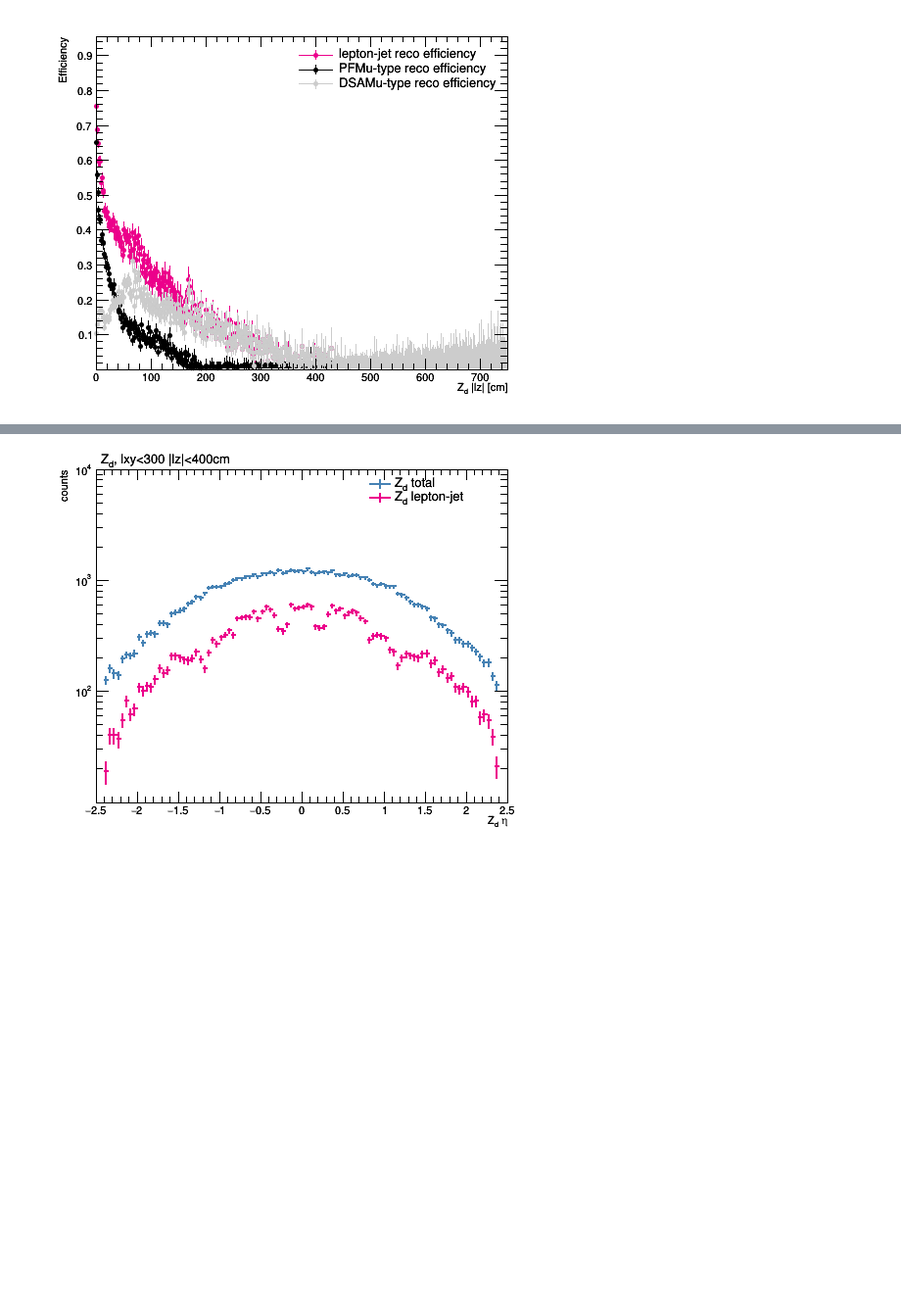
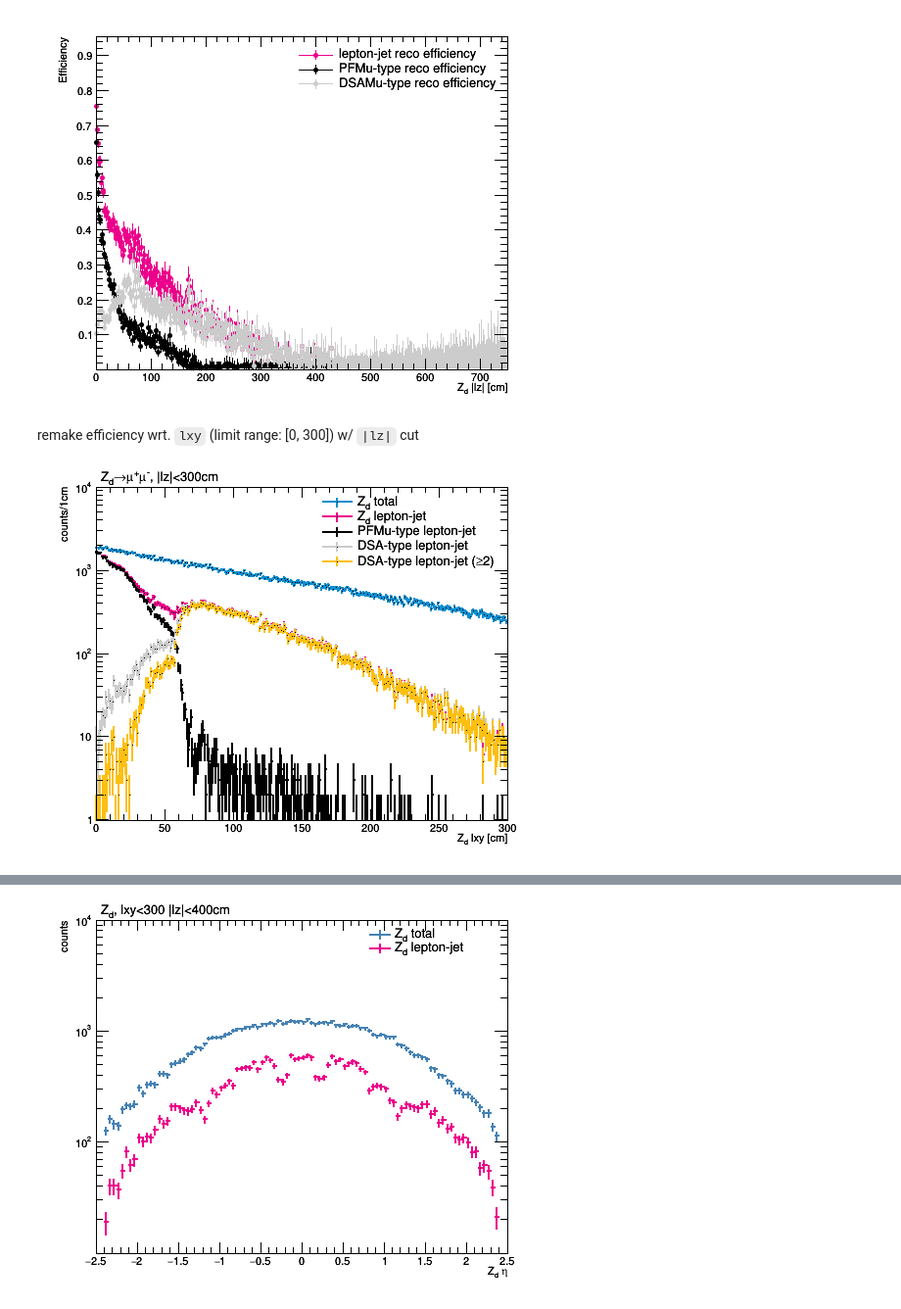
Before and after one commit to jsiado/FireROOT, a Jupyter notebook: Analysis/python/outputs/notebooks/LJRECO__matchmuo.ipynb, the cells around one changed output, grey strips where cells are left out. Shown at 98% size. Drawn from its saved outputs; the diff is of its cells as text; code cells hidden in the pictures; blank space fills up the shorter version.

```diff
--- a/Analysis/python/outputs/notebooks/LJRECO__matchmuo.ipynb
+++ b/Analysis/python/outputs/notebooks/LJRECO__matchmuo.ipynb
@@ -270,3 +271,43 @@ leg.Draw()
 canvas.draw()
 # %% [output]
 [figure]
+# %% [markdown]
+remake efficiency wrt. `lxy` (limit range: [0, 300]) w/ `|lz|` cut
+# %%
+LIMIT_LZ = 'abs(dp_lxy)<300'
+
+dplxy300_total  = t.Draw(t.b.dp_lxy>>('dplxy300_total', 300, 0, 300), LIMIT_LZ)
+dplxy300_passed = t.Draw(t.b.dp_lxy>>('dplxy300_passed', 300, 0, 300), LIMIT_LZ+'&lj_gendr>0')
+dplxy300_passed_type1 = t.Draw(t.b.dp_lxy>>('dplxy300_passed_type1', 300, 0, 300), LIMIT_LZ+'&lj_gendr>0&lj_type==1')
+dplxy300_passed_type2 = t.Draw(t.b.dp_lxy>>('dplxy300_passed_type2', 300, 0, 300), LIMIT_LZ+'&lj_gendr>0&lj_type==2')
+dplxy300_passed_2dsa = t.Draw(t.b.dp_lxy>>('dplxy300_passed_2dsa', 300, 0, 300), LIMIT_LZ+'&lj_gendr>0&lj_ndsa>=2')
+# %%
+canvas.clear()
+
+dplxy300_total .linecolor=sigCOLORS[0]
+dplxy300_total .linewidth=2
+dplxy300_passed.linecolor=sigCOLORS[1]
+dplxy300_passed.linewidth=2
+dplxy300_passed_type1.linecolor=sigCOLORS[2]
+dplxy300_passed_type1.linewidth=2
+dplxy300_passed_type2.linecolor=sigCOLORS[3]
+dplxy300_passed_type2.linewidth=2
+
+dplxy300_passed_2dsa.linecolor=sigCOLORS[4]
+dplxy300_passed_2dsa.linewidth=2
+
+draw([dplxy300_total, dplxy300_passed, dplxy300_passed_type1, dplxy300_passed_type2, dplxy300_passed_2dsa],
+     pad=canvas, logy=True, ylimits=(1,1e4), xtitle='Z_{d} lxy [cm]', ytitle='counts/1cm')
+leg = Legend(5, margin=0.25, leftmargin=0.45,
+             topmargin=0.02, entrysep=0.01, entryheight=0.03, textsize=14,)
+leg.AddEntry(dplxy300_total, 'Z_{d} total', 'LEP')
+leg.AddEntry(dplxy300_passed, 'Z_{d} lepton-jet', 'LEP')
+leg.AddEntry(dplxy300_passed_type1, 'PFMu-type lepton-jet', 'LEP')
+leg.AddEntry(dplxy300_passed_type2, 'DSA-type lepton-jet', 'LEP')
+leg.AddEntry(dplxy300_passed_2dsa, 'DSA-type lepton-jet (#geq2)', 'LEP')
+leg.Draw()
+title = TitleAsLatex('Z_{d}#rightarrow#mu^{+}#mu^{-}, |lz|<300cm')
+title.Draw()
+canvas.draw()
+# %% [output]
+[figure, added]
```
Also changed, not shown: parts of 6 cells of this notebook, 1 other file.
